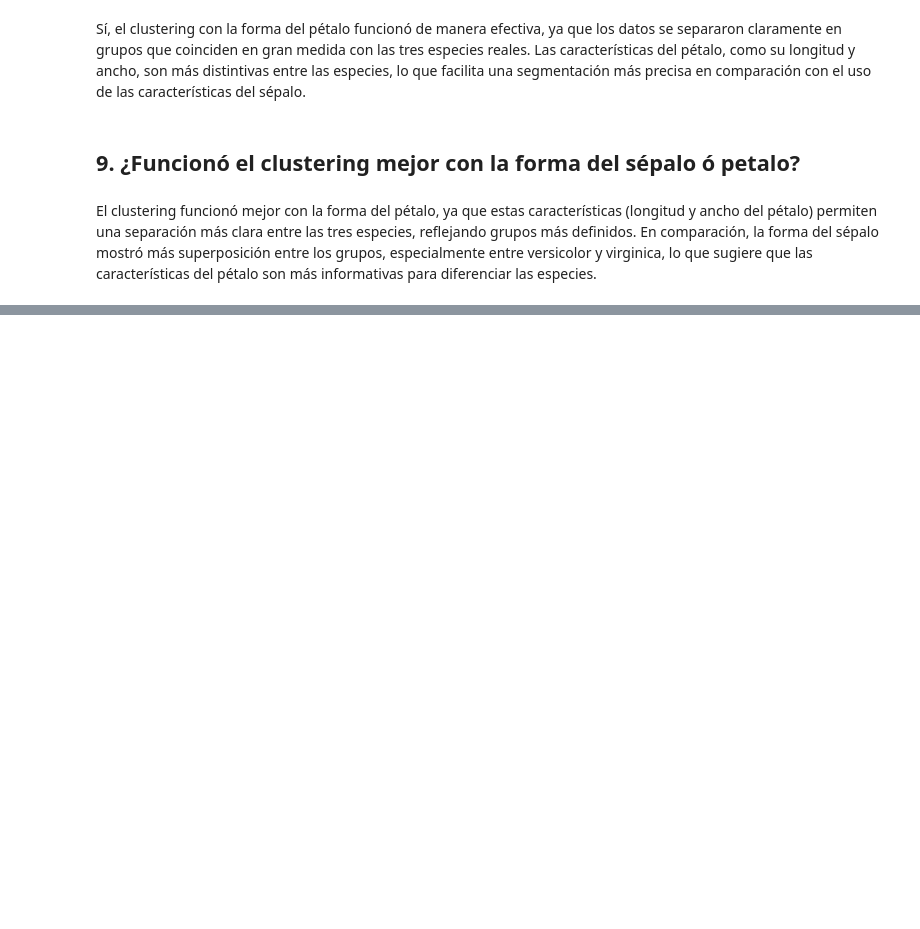
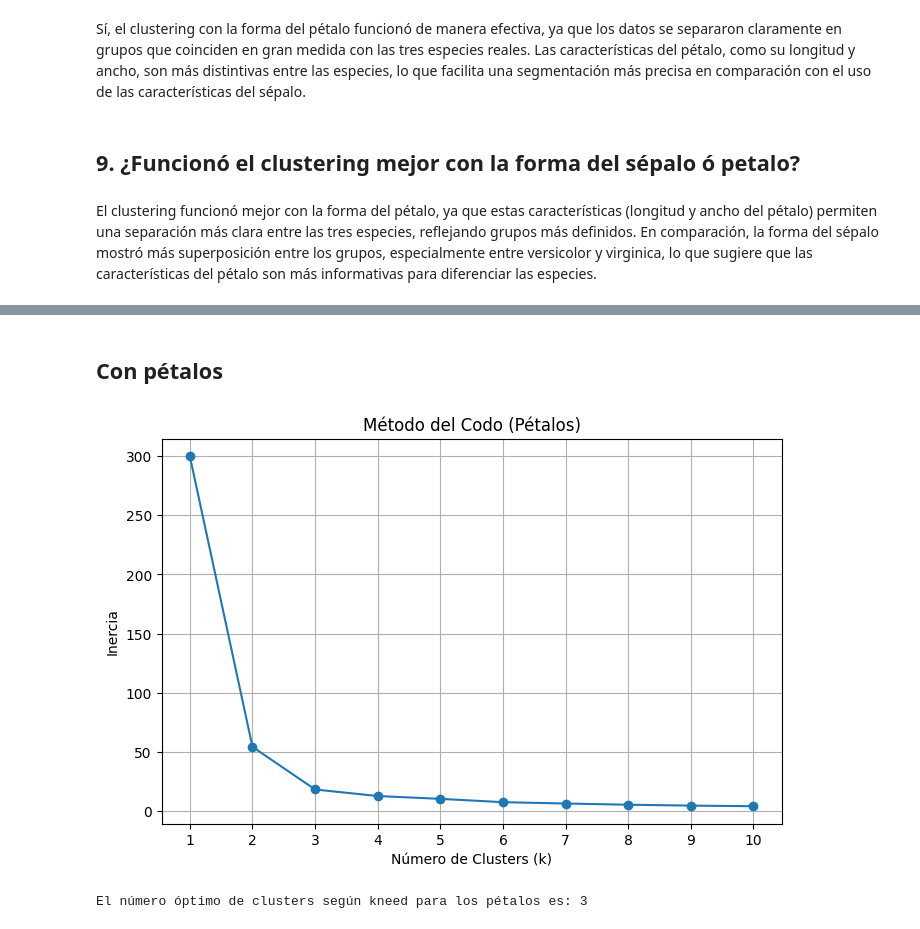
Before and after one commit to SergioAle210/HT2-DataMining, a Jupyter notebook: codigo.ipynb, the cells around one changed output, grey strips where cells are left out. Drawn from its saved outputs; the diff is of its cells as text; code cells hidden in the pictures; blank space fills up the shorter version.

```diff
--- a/codigo.ipynb
+++ b/codigo.ipynb
@@ -484 +489,31 @@ El número óptimo de clusters según kneed es: 3
+# %% [markdown]
+## **Con pétalos**
+# %%
+k_values = range(1, 11)
+inertia_petal = []
+
+# Calcular inercia para cada valor de k
+for k in k_values:
+    kmeans = KMeans(n_clusters=k, random_state=42)
+    kmeans.fit(iris1[["petal_length", "petal_width"]])
+    inertia_petal.append(kmeans.inertia_)
+
+# Graficar el método del codo
+plt.figure(figsize=(8, 5))
+plt.plot(k_values, inertia_petal, marker="o")
+plt.title("Método del Codo (Pétalos)")
+plt.xlabel("Número de Clusters (k)")
+plt.ylabel("Inercia")
+plt.xticks(k_values)
+plt.grid(True)
+plt.show()
+
+# Usar kneed para detectar automáticamente el codo
+kneedle = KneeLocator(k_values, inertia_petal, curve="convex", direction="decreasing")
+codo = kneedle.elbow
+
+print(f"El número óptimo de clusters según kneed para los pétalos es: {codo}")
+# %% [output]
+[figure, added]
+El número óptimo de clusters según kneed para los pétalos es: 3
 # %% [markdown]
```
Also changed, not shown: parts of 9 cells of this notebook.
